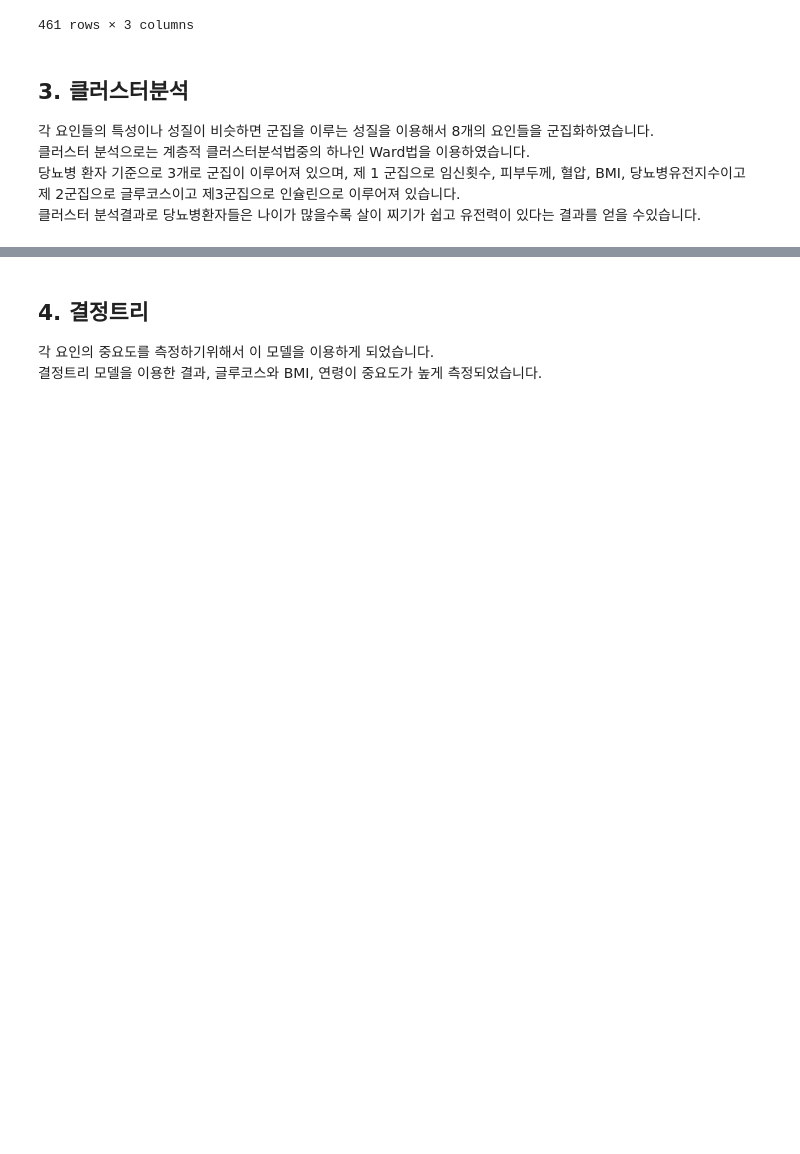
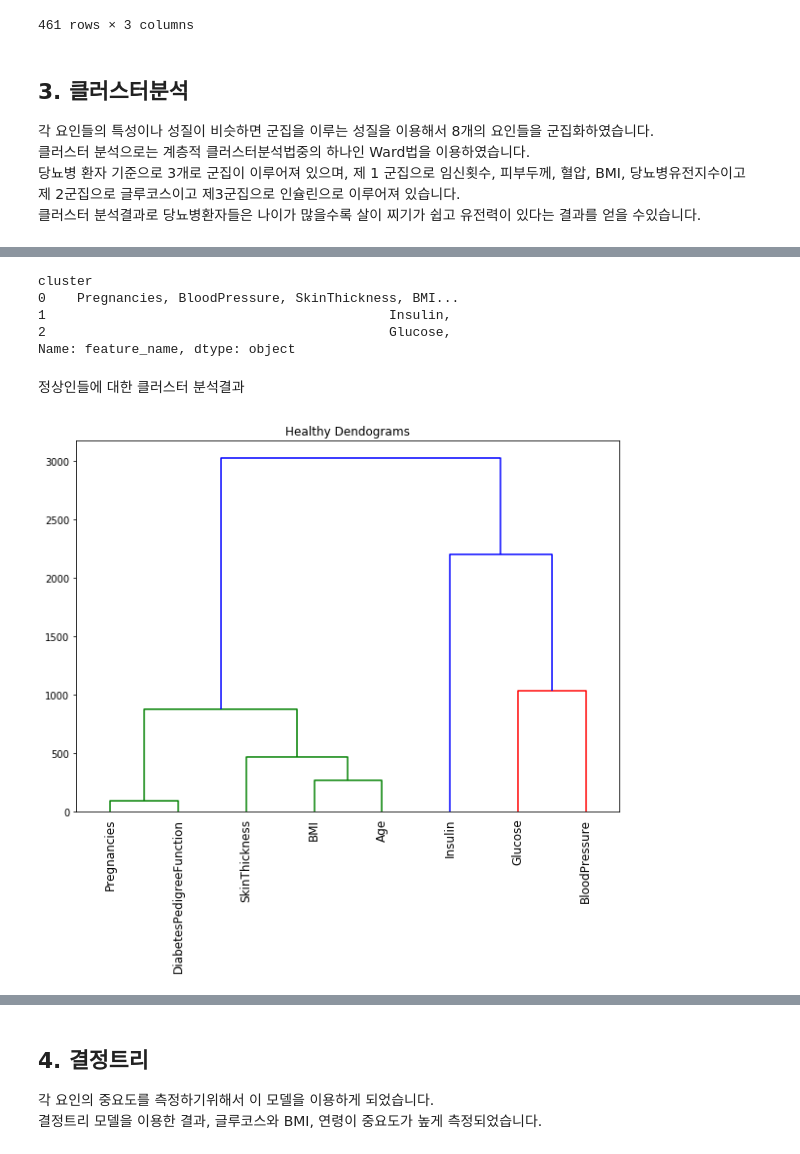
Before and after one commit to yeunkyung/projects, a Jupyter notebook: papers/Diabetes_Analysis.ipynb, the cells around one changed output, grey strips where cells are left out. Saved outputs shown, nothing was run; the diff lists cells and outputs as text; code cells hidden in the pictures; blank space fills up the shorter version.

```diff
--- a/papers/Diabetes_Analysis.ipynb
+++ b/papers/Diabetes_Analysis.ipynb
@@ -100,0 +108,2 @@ y = normal_df['Outcome']
+# %%
+health_df = normal_df.loc[normal_df['Outcome'] == 0]
@@ -381,0 +510,22 @@ pca_df0
+# %%
+den0_df.groupby('cluster')['feature_name'].sum()
+# %% [output]
+cluster
+0    Pregnancies, BloodPressure, SkinThickness, BMI...
+1                                            Insulin,
+2                                            Glucose,
+Name: feature_name, dtype: object
+# %% [markdown]
+정상인들에 대한 클러스터 분석결과
+# %%
+clustering1_df = health_df[health_df.columns[:-2]].T
+# %%
+import scipy.cluster.hierarchy as shc
+
+plt.figure(figsize=(10, 7))
+plt.title("Healthy Dendograms")
+dend = shc.dendrogram(shc.linkage(clustering1_df, method='ward'),labels=clustering_df.index)
+plt.xticks(rotation=90)
+plt.show()
+# %% [output]
+[figure, added]
```
Also changed, not shown: parts of 98 cells of this notebook.
